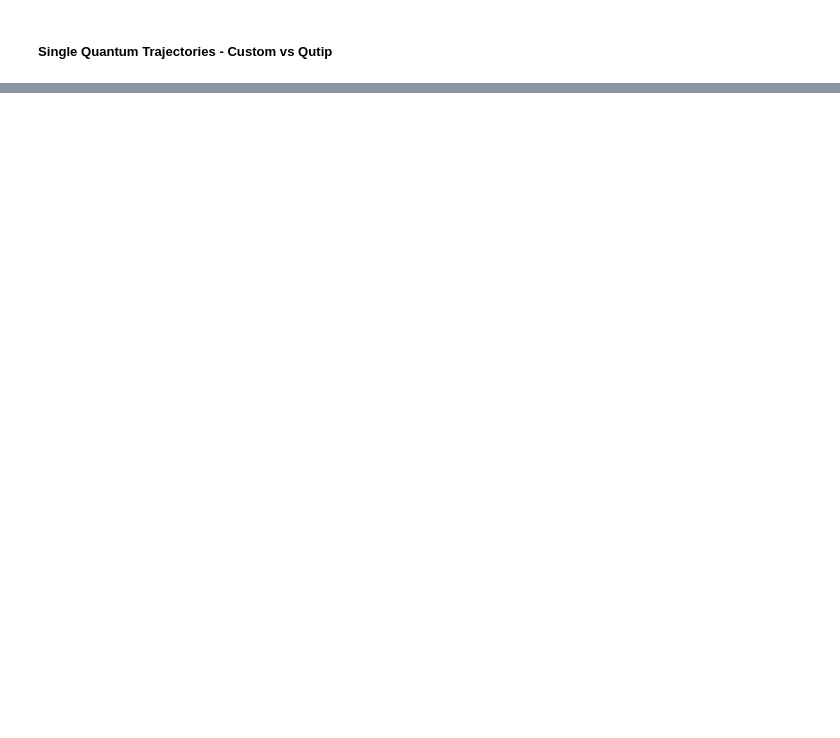
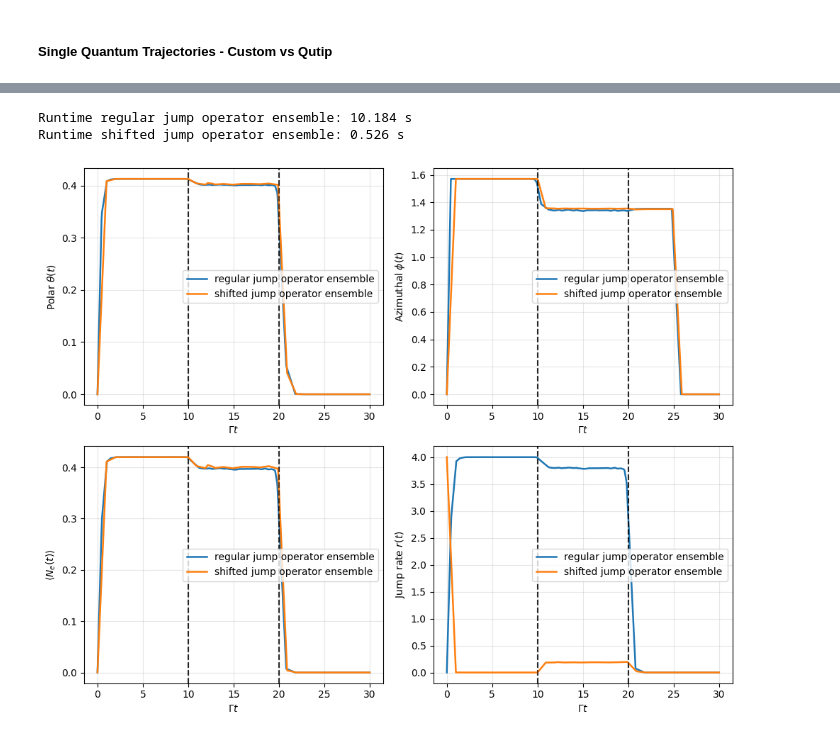
Before and after one commit to AsharKamal98/cavity-OAT, a Jupyter notebook: main.ipynb, the cells around one changed output, grey strips where cells are left out. Cells and saved outputs as stored; diff of their text form; code cells hidden in the pictures; blank space fills up the shorter version.

```diff
--- a/main.ipynb
+++ b/main.ipynb
@@ -503,3 +569,75 @@ Runtime mesolve: 0.053 s
+# %%
+def compare_shifted_jump_operator_ensemble():
+    import time
+    from quantum_trajectories.state_helpers import centered_sector_initial_coeffs
+    from quantum_trajectories.ensamble_sim import run_trajectory_ensemble
+    from quantum_trajectories.aggregator import (
+        ensemble_observables,
+        make_averaged_result,
+    )
+    from common.plotting import plot_trajectory_angles_and_excitation
+
+    sector_coeffs = centered_sector_initial_coeffs(N, half_width=0)
+
+    t0 = time.perf_counter()
+    ensemble_true = run_trajectory_ensemble(
+        N=N,
+        gamma=gamma,
+        phases=phases,
+        sector_coeffs=sector_coeffs,
+        dt=dt,
+        save_every=save_every,
+        seed=seed,
+        ntraj=100,
+        shifted_jump_operator=True,
+    )
+    runtime_true = time.perf_counter() - t0
+    obs_true = make_averaged_result(
+        ensemble_true,
+        ensemble_observables(ensemble_true),
+    )
+
+    t0 = time.perf_counter()
+    ensemble_false = run_trajectory_ensemble(
+        N=N,
+        gamma=gamma,
+        phases=phases,
+        sector_coeffs=sector_coeffs,
+        dt=dt,
+        save_every=save_every,
+        seed=seed,
+        ntraj=100,
+        shifted_jump_operator=False,
+    )
+    runtime_false = time.perf_counter() - t0
+    obs_false = make_averaged_result(
+        ensemble_false,
+        ensemble_observables(ensemble_false),
+    )
+
+    output_dir = Path("output")
+    output_dir.mkdir(exist_ok=True)
+    fig, axes = plot_trajectory_angles_and_excitation(
+        obs_false,
+        phases,
+        label="regular jump operator ensemble",
+    )
+    fig, axes = plot_trajectory_angles_and_excitation(
+        obs_true,
+        phases,
+        axes=axes,
+        output_path=output_dir / "shifted_jump_operator_ensemble.png",
+        label="shifted jump operator ensemble",
+    )
+
+    print(f"Runtime regular jump operator ensemble: {runtime_false:.3f} s")
+    print(f"Runtime shifted jump operator ensemble: {runtime_true:.3f} s")
+
+compare_shifted_jump_operator_ensemble()
+# %% [output]
+Runtime regular jump operator ensemble: 10.184 s
+Runtime shifted jump operator ensemble: 0.526 s
+[figure, added]
 # %%
 # from squeezing_parameter import plot_generalized_xi
 
```
Also changed, not shown: parts of 9 cells of this notebook, 15 other files.
